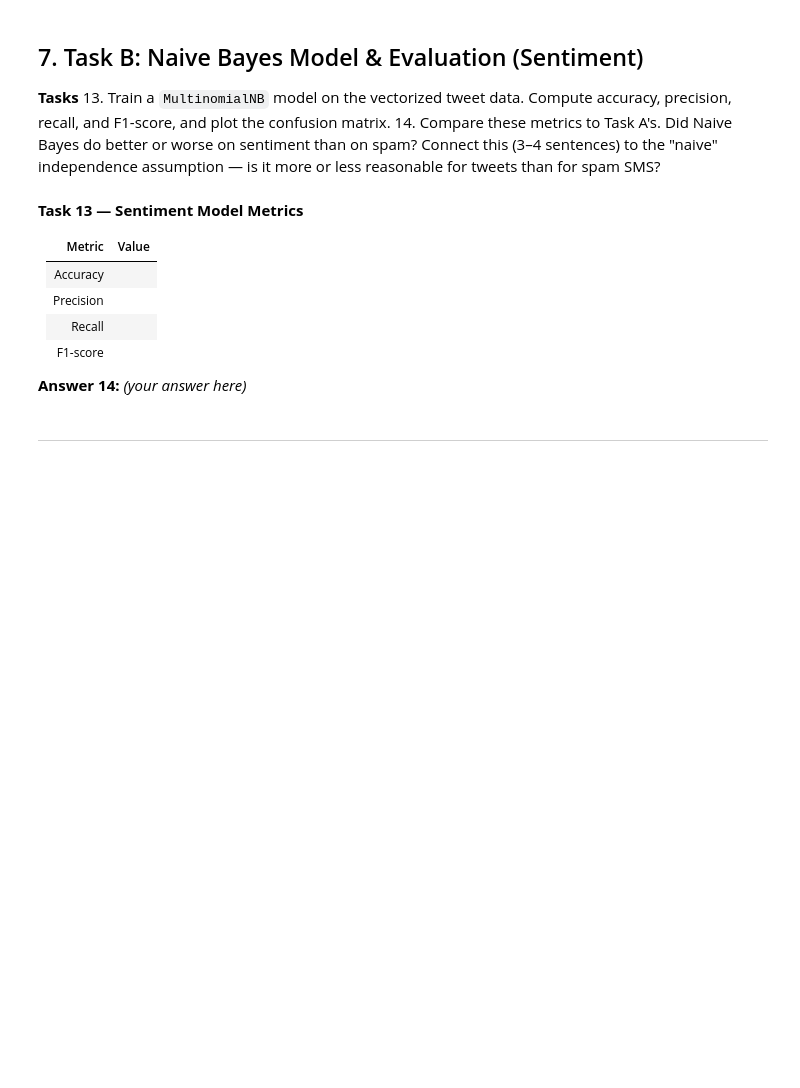
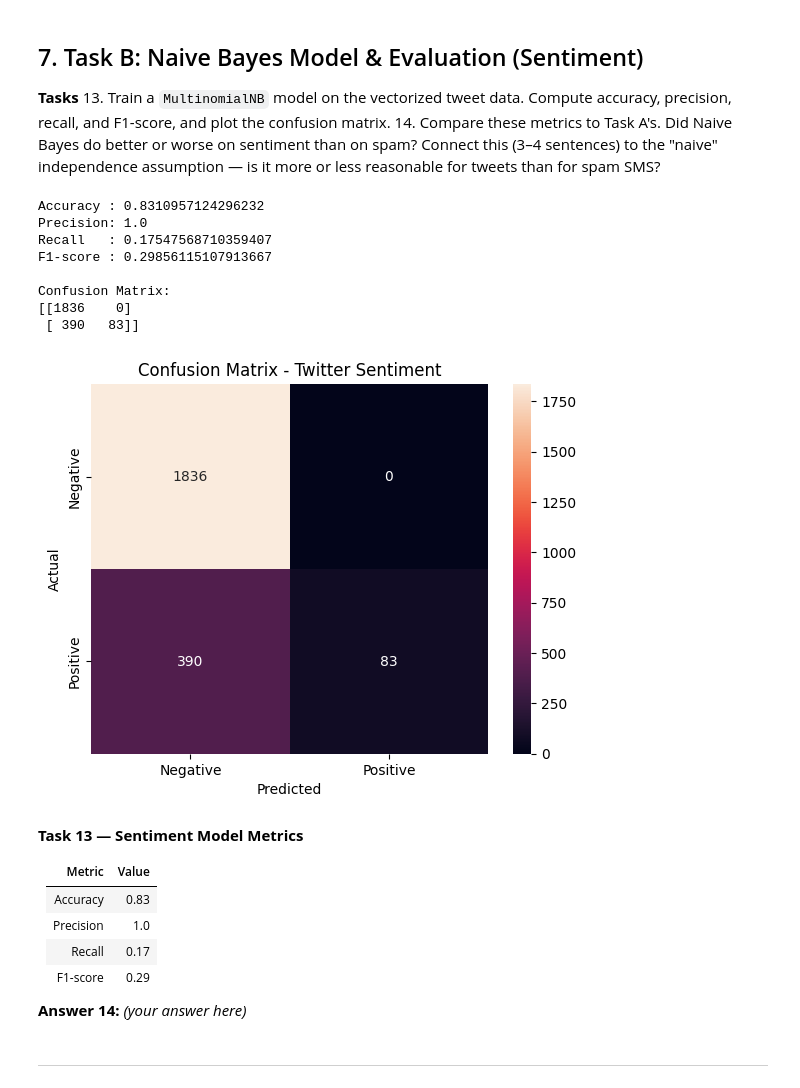
Before and after one commit to WadhwaniSuneel/ML1, a Jupyter notebook: lab 7/week7_ML_FA26.ipynb, the cells around one changed output. Saved outputs shown, nothing was run; the diff lists cells and outputs as text; code cells hidden in the pictures; blank space fills up the shorter version.

Commit message:
naive bayes model and evaluation on tweets sentiment"

```diff
--- a/lab 7/week7_ML_FA26.ipynb
+++ b/lab 7/week7_ML_FA26.ipynb
@@ -325,12 +381,70 @@ _(your answer here)_
+# %%
+# Task 13 — train MultinomialNB, compute metrics, plot confusion matrix
+X = df2['text']
+y = df2['airline_sentiment']
+X_train, X_test, y_train, y_test = train_test_split(X,y,test_size=0.2,random_state=42,stratify=y)
+
+vectorizer = TfidfVectorizer()
+X_train_vec = vectorizer.fit_transform(X_train)
+
+X_test_vec = vectorizer.transform(X_test)
+
+# 1. Create and train model
+model = MultinomialNB()
+model.fit(X_train_vec, y_train)
+
+# 2. Predict test tweets
+y_pred = model.predict(X_test_vec)
+
+# 3. Calculate metrics
+accuracy = accuracy_score(y_test, y_pred)
+precision = precision_score(y_test, y_pred)
+recall = recall_score(y_test, y_pred)
+f1 = f1_score(y_test, y_pred)
+
+print("Accuracy :", accuracy)
+print("Precision:", precision)
+print("Recall   :", recall)
+print("F1-score :", f1)
+
+# 4. Confusion matrix
+cm = confusion_matrix(y_test, y_pred)
+
+print("\nConfusion Matrix:")
+print(cm)
+
+# 5. Plot confusion matrix
+sns.heatmap(
+    cm,
+    annot=True,
+    fmt='d',
+    xticklabels=['Negative', 'Positive'],
+    yticklabels=['Negative', 'Positive']
+)
+
+plt.xlabel('Predicted')
+plt.ylabel('Actual')
+plt.title('Confusion Matrix - Twitter Sentiment')
+plt.show()
+# %% [output]
+Accuracy : 0.8310957124296232
+Precision: 1.0
+Recall   : 0.17547568710359407
+F1-score : 0.29856115107913667
+
+Confusion Matrix:
+[[1836    0]
+ [ 390   83]]
+[figure, added]
 # %% [markdown]
 **Task 13 — Sentiment Model Metrics**
 
 | Metric | Value |
 |---|---|
-| Accuracy | |
-| Precision | |
-| Recall | |
-| F1-score | |
+| Accuracy |0.83 |
+| Precision |1.0 |
+| Recall |0.17 |
+| F1-score |0.29 |
 
 **Answer 14:**
 _(your answer here)_
```
Also changed, not shown: parts of 8 cells of this notebook.
